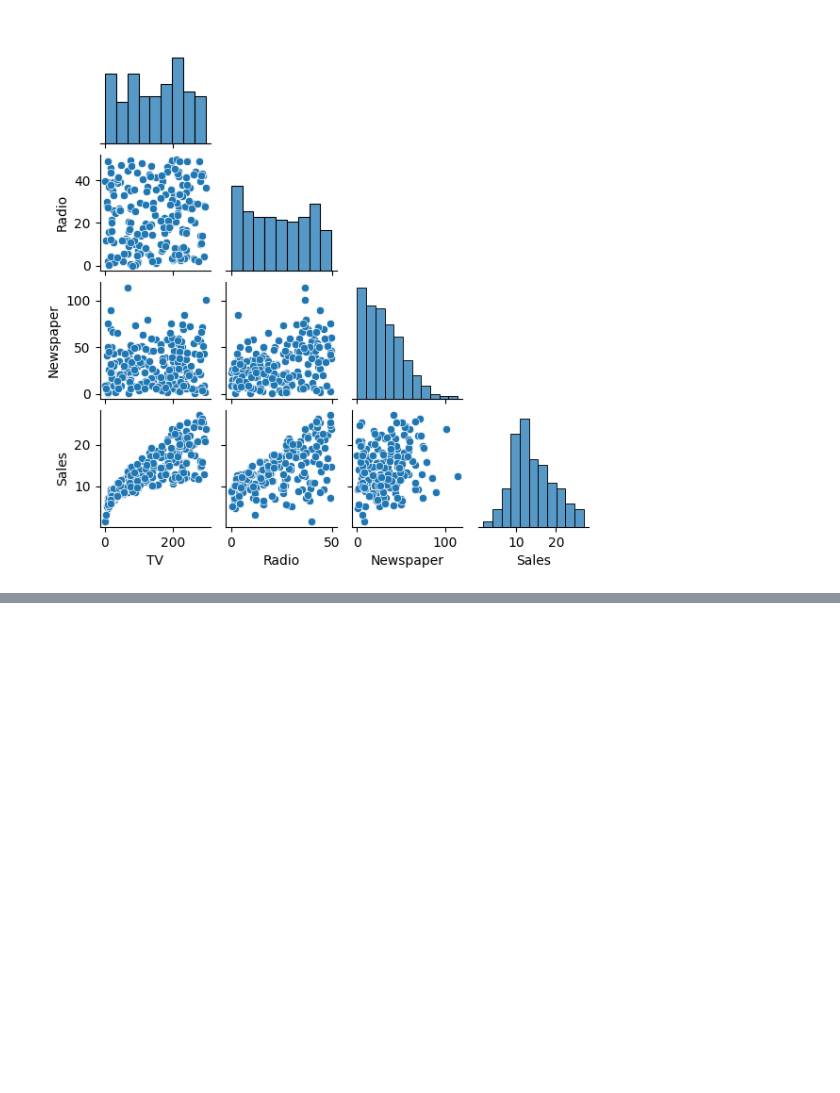
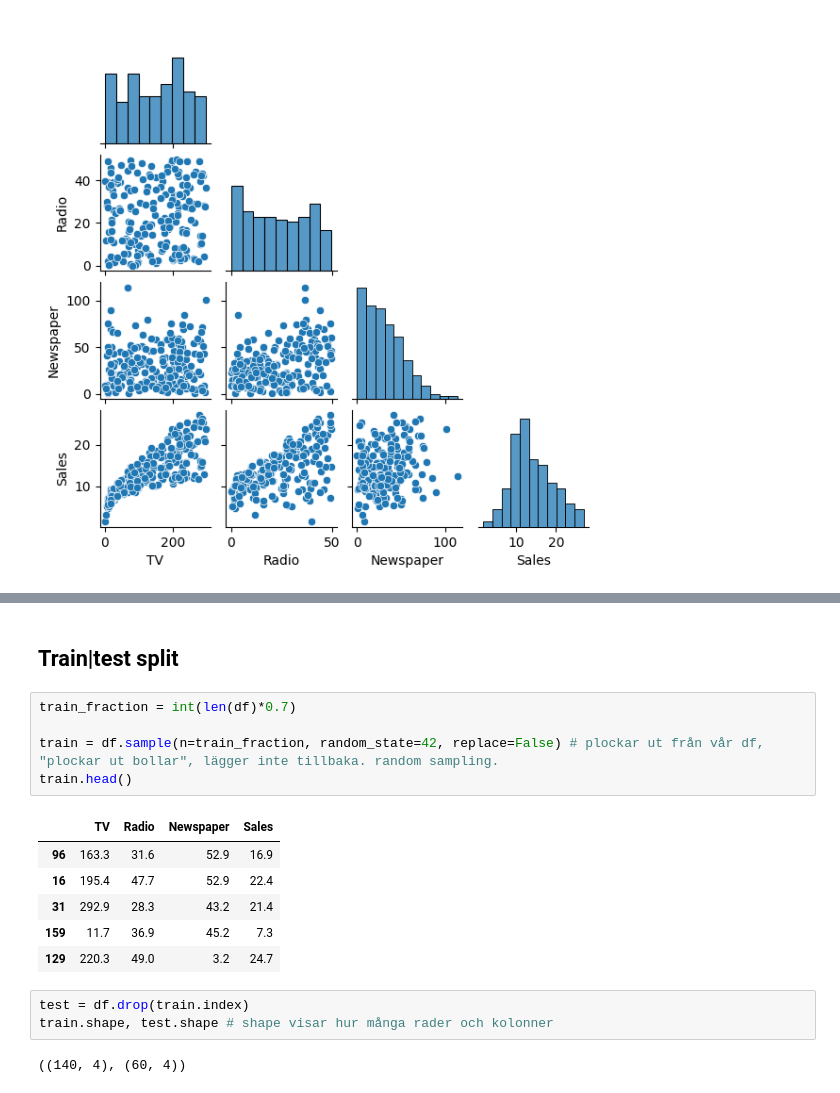
Before and after one commit to JonasBE13/machine-learning-jonas-bengtstrom, a Jupyter notebook: Code-along/L0-linear_regression.ipynb, the cells around one changed output, grey strips where cells are left out. Cells and saved outputs as stored; diff of their text form; blank space fills up the shorter version.

```diff
--- a/Code-along/L0-linear_regression.ipynb
+++ b/Code-along/L0-linear_regression.ipynb
@@ -76,0 +232,19 @@ ax = sns.pairplot(df, height = 1.5, corner=True)
+# %% [markdown]
+## Train|test split
+# %%
+train_fraction = int(len(df)*0.7)
+
+train = df.sample(n=train_fraction, random_state=42, replace=False) # plockar ut från vår df, "plockar ut bollar", lägger inte tillbaka. random sampling.
+train.head()
+# %% [output]
+|  | TV | Radio | Newspaper | Sales |
+| 96 | 163.3 | 31.6 | 52.9 | 16.9 |
+| 16 | 195.4 | 47.7 | 52.9 | 22.4 |
+| 31 | 292.9 | 28.3 | 43.2 | 21.4 |
+| 159 | 11.7 | 36.9 | 45.2 | 7.3 |
+| 129 | 220.3 | 49.0 | 3.2 | 24.7 |
+# %%
+test = df.drop(train.index)
+train.shape, test.shape # shape visar hur många rader och kolonner
+# %% [output]
+((140, 4), (60, 4))
```
Also changed, not shown: parts of 25 cells of this notebook.
